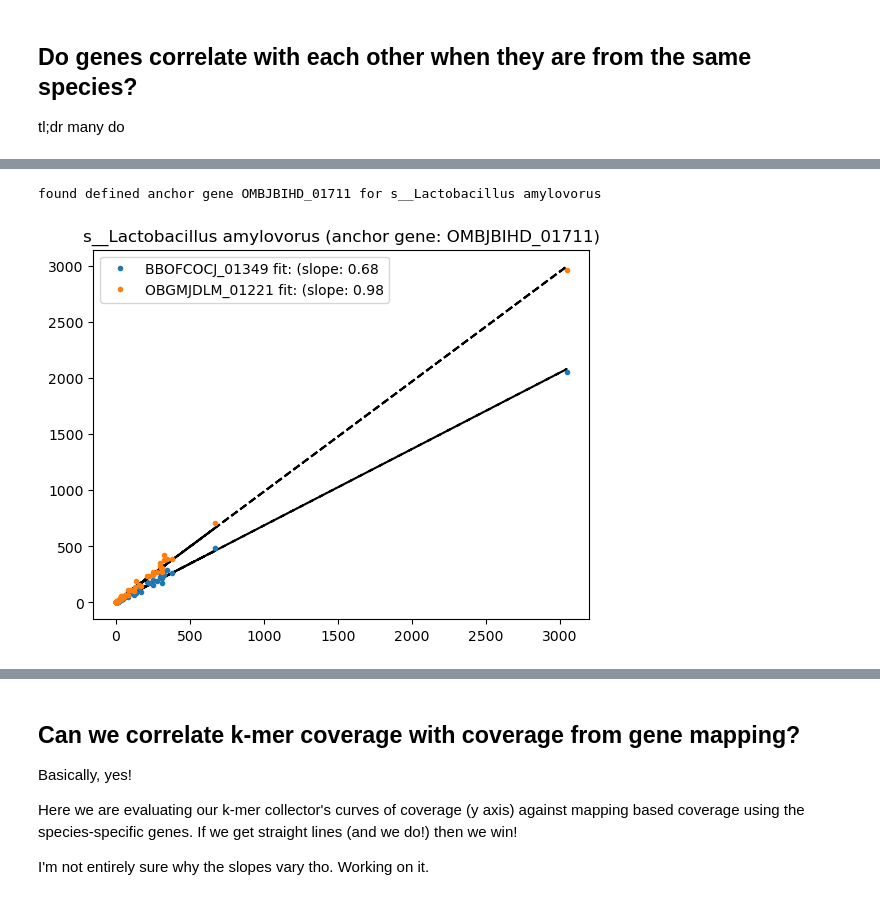
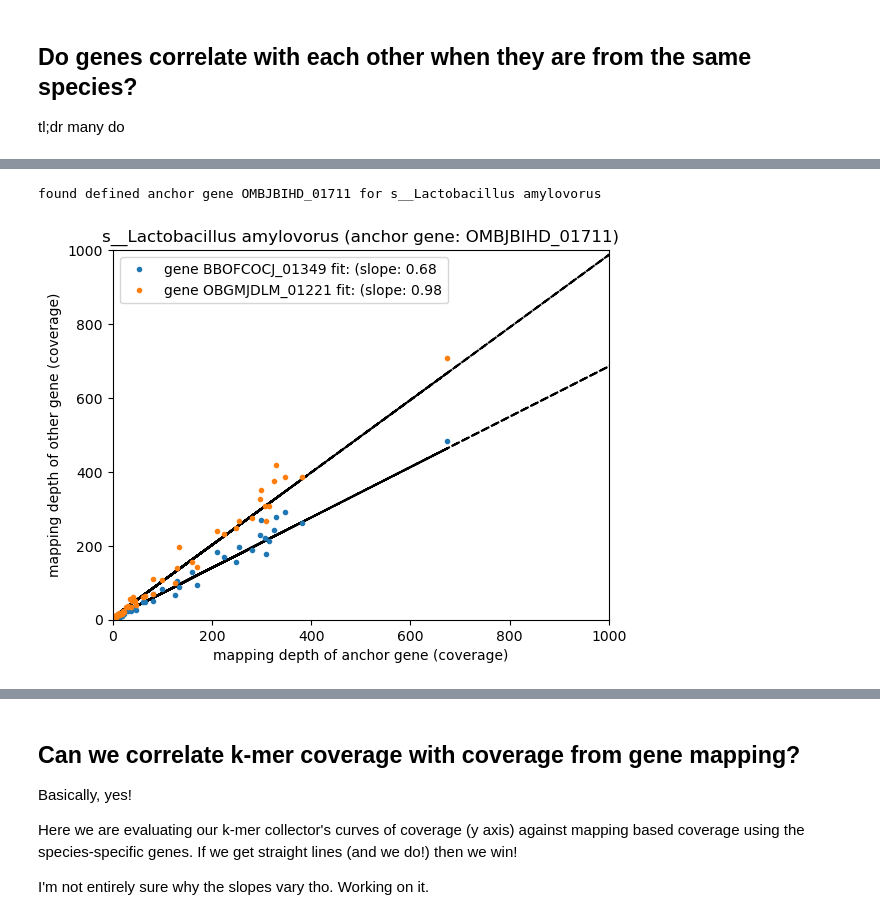
Before and after one commit to dib-lab/2025-workflow-core99, a Jupyter notebook: notebooks/coverage-merge-and-abundhist.ipynb, the cells around one changed output, grey strips where cells are left out. Drawn from its saved outputs; the diff is of its cells as text; code cells hidden in the pictures.

```diff
--- a/notebooks/coverage-merge-and-abundhist.ipynb
+++ b/notebooks/coverage-merge-and-abundhist.ipynb
@@ -47,5 +47,5 @@ shape: (3_200, 10)
 # %%
-def plot_genes_correlation(df, species):
+def plot_genes_correlation(df, species, *, xmax=None, ymax=None):
     xx_df = df.filter(pl.col("species") == species).drop_nans()
 
     genes = list(sorted(xx_df['gene'].unique().to_list()))
@@ -54,35 +54,39 @@ def plot_genes_correlation(df, species):
     if len(xx_df.filter(pl.col("anchor") == 1)):
         agene_list = xx_df.filter(pl.col("anchor") == 1)['gene'].unique().to_list()
         assert len(agene_list) == 1, agene_list
         anchor_gene = agene_list[0]
         genes.remove(anchor_gene)
         print(f"found defined anchor gene {anchor_gene} for {species}")
     else:
         anchor_gene = genes.pop()
 
     anchor_df = xx_df.filter(pl.col('gene') == anchor_gene).with_columns(
         pl.col('depth_all').alias("anchor_depth")
     )
 
     for gene in genes:
         this_df = xx_df.filter(pl.col('gene') == gene).with_columns(
             pl.col('depth_all').alias("this_depth")
         )
         yy_df = this_df.join(anchor_df, on='metag', how='inner')
         x = yy_df['anchor_depth'].to_list()
         y = yy_df['this_depth'].to_list()
         coef = np.polyfit(x, y, 1)
         poly1d_fn = np.poly1d(coef)
         plt.plot(x, poly1d_fn(x), '--k')
 
-        plt.plot(x, y, '.', label=f"{gene} fit: (slope: {coef[0]:.2f}")
+        plt.plot(x, y, '.', label=f"gene {gene} fit: (slope: {coef[0]:.2f}")
 
     plt.title(f'{species} (anchor gene: {anchor_gene})')
-    #plt.xlim(0, 500)
-    #plt.ylim(0, 500)
+    plt.xlabel('mapping depth of anchor gene (coverage)')
+    plt.ylabel('mapping depth of other gene (coverage)')
+    if xmax:
+        plt.xlim(0, xmax)
+    if ymax:
+        plt.ylim(0, ymax)
     plt.legend(loc='upper left')
 
-plot_genes_correlation(gene_df, 's__Lactobacillus amylovorus')
+plot_genes_correlation(gene_df, 's__Lactobacillus amylovorus', xmax=1000, ymax=1000)
 # %% [output]
 found defined anchor gene OMBJBIHD_01711 for s__Lactobacillus amylovorus
-[figure, old version]
+[figure, new version]
```
Also changed, not shown: parts of 29 cells of this notebook, 29 other files.
